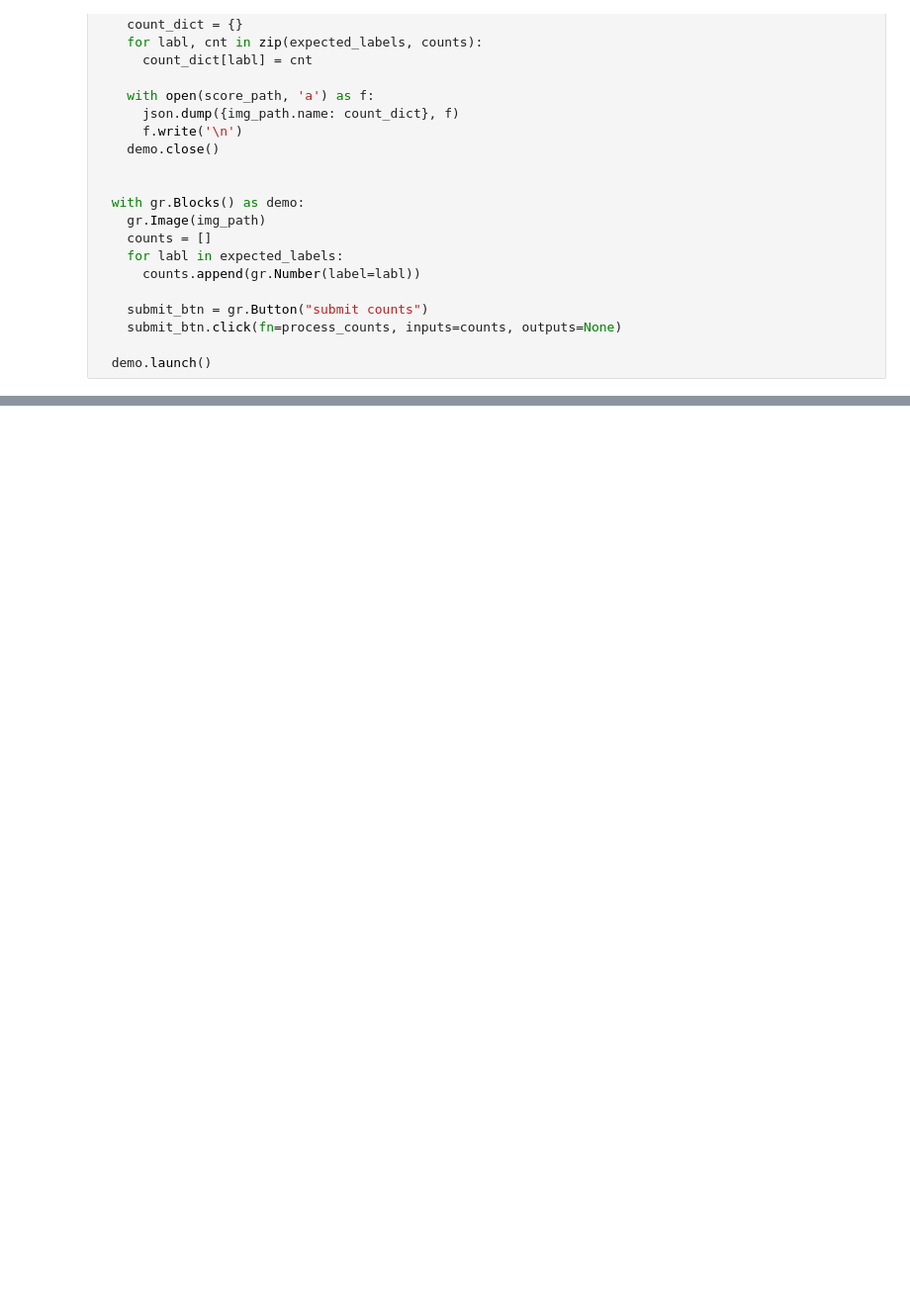
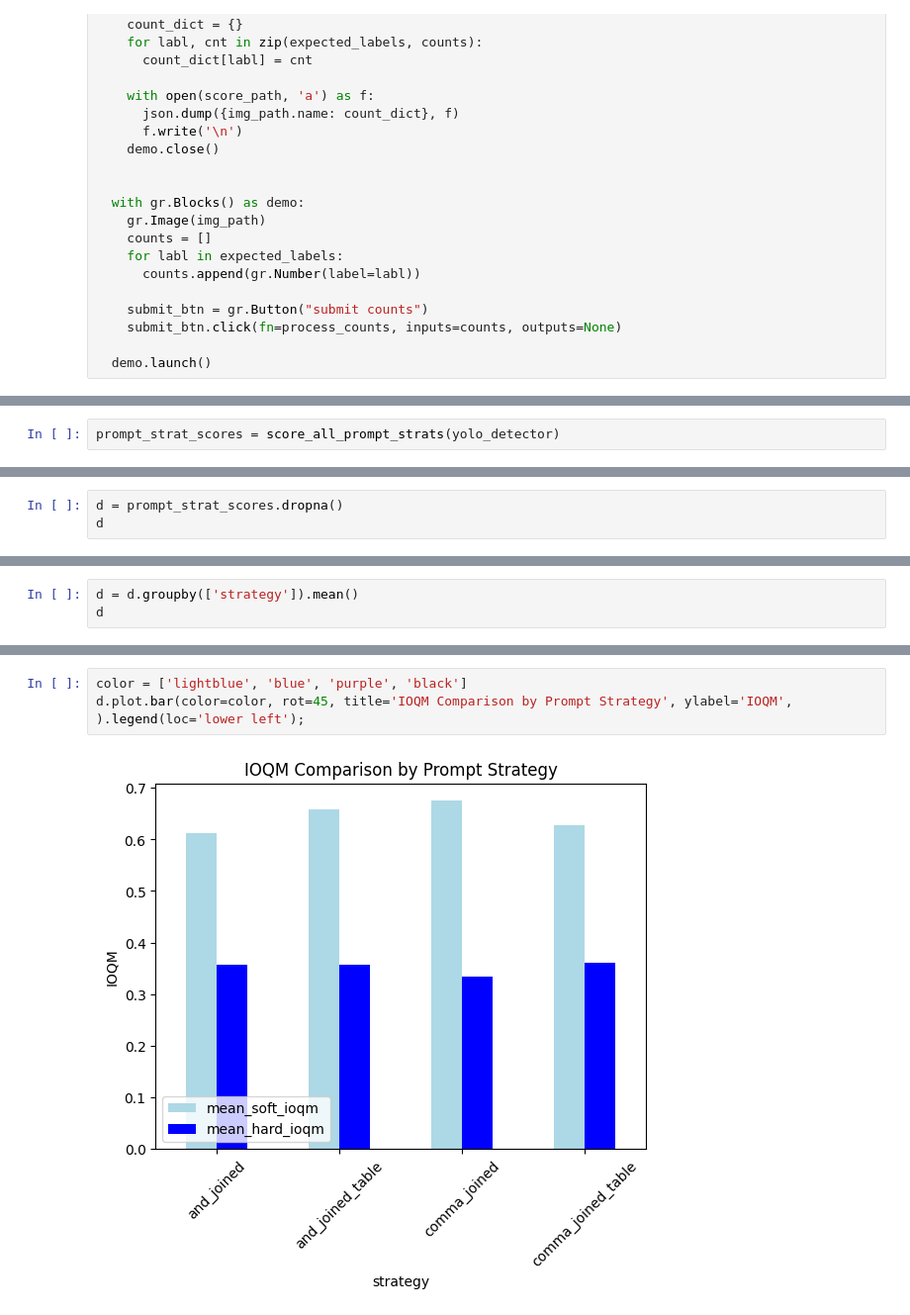
Before and after one commit to semajyllek/ioqm, a Jupyter notebook: notebooks/human_ioqm_eval.ipynb, the cells around one changed output, grey strips where cells are left out. Shown at 99% size. Saved outputs shown, nothing was run; the diff lists cells and outputs as text; blank space fills up the shorter version.

```diff
--- a/notebooks/human_ioqm_eval.ipynb
+++ b/notebooks/human_ioqm_eval.ipynb
@@ -105,0 +565,2 @@ This share link expires in 72 hours. For free permanent hosting and GPU upgrades
+# %%
+prompt_strat_scores = score_all_prompt_strats(yolo_detector)
@@ -105,0 +678,3 @@ This share link expires in 72 hours. For free permanent hosting and GPU upgrades
+# %%
+d = prompt_strat_scores.dropna()
+d
@@ -105,0 +695,3 @@ This share link expires in 72 hours. For free permanent hosting and GPU upgrades
+# %%
+d = d.groupby(['strategy']).mean()
+d
@@ -105,0 +719,5 @@ This share link expires in 72 hours. For free permanent hosting and GPU upgrades
+# %%
+color = ['lightblue', 'blue', 'purple', 'black']
+d.plot.bar(color=color, rot=45, title='IOQM Comparison by Prompt Strategy', ylabel='IOQM', ).legend(loc='lower left');
+# %% [output]
+[figure, added]
```
Also changed, not shown: parts of 51 cells of this notebook, 4 other files.
